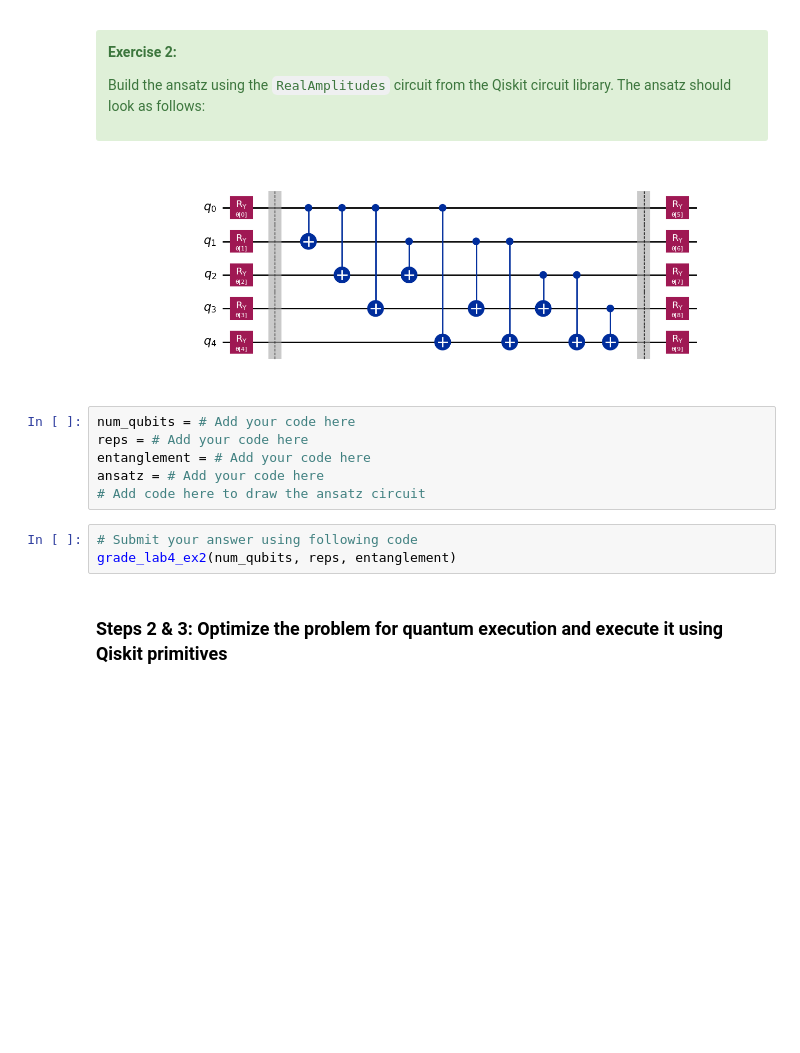
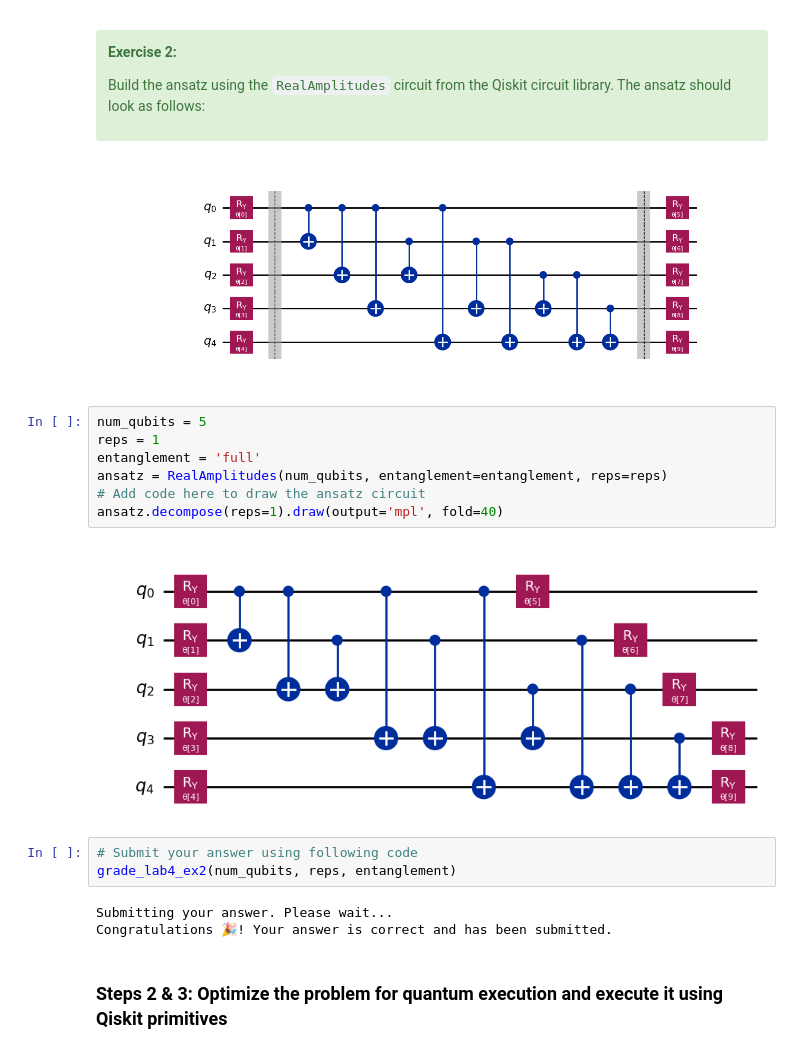
Before and after one commit to malee4/ibm-quantum-challenge-2024, a Jupyter notebook: content/lab_4/lab-4.ipynb, the cells around one changed output. Cells and saved outputs as stored; diff of their text form; blank space fills up the shorter version.

```diff
--- a/content/lab_4/lab-4.ipynb
+++ b/content/lab_4/lab-4.ipynb
@@ -235,15 +249,21 @@
 </div>
 
 <img src="embedded-picture-1"/>
-# %%
-num_qubits = # Add your code here
-reps = # Add your code here
-entanglement = # Add your code here
-ansatz = # Add your code here
-# Add code here to draw the ansatz circuit
+# %%
+num_qubits = 5
+reps = 1
+entanglement = 'full'
+ansatz = RealAmplitudes(num_qubits, entanglement=entanglement, reps=reps)
+# Add code here to draw the ansatz circuit
+ansatz.decompose(reps=1).draw(output='mpl', fold=40)
+# %% [output]
+[figure, added]
 # %%
 # Submit your answer using following code
 grade_lab4_ex2(num_qubits, reps, entanglement)
+# %% [output]
+Submitting your answer. Please wait...
+Congratulations 🎉! Your answer is correct and has been submitted.
 # %% [markdown]
 ### Steps 2 & 3: Optimize the problem for quantum execution and execute it using Qiskit primitives
 # %% [markdown]
```
Also changed, not shown: parts of 16 cells of this notebook, 3 other files.
